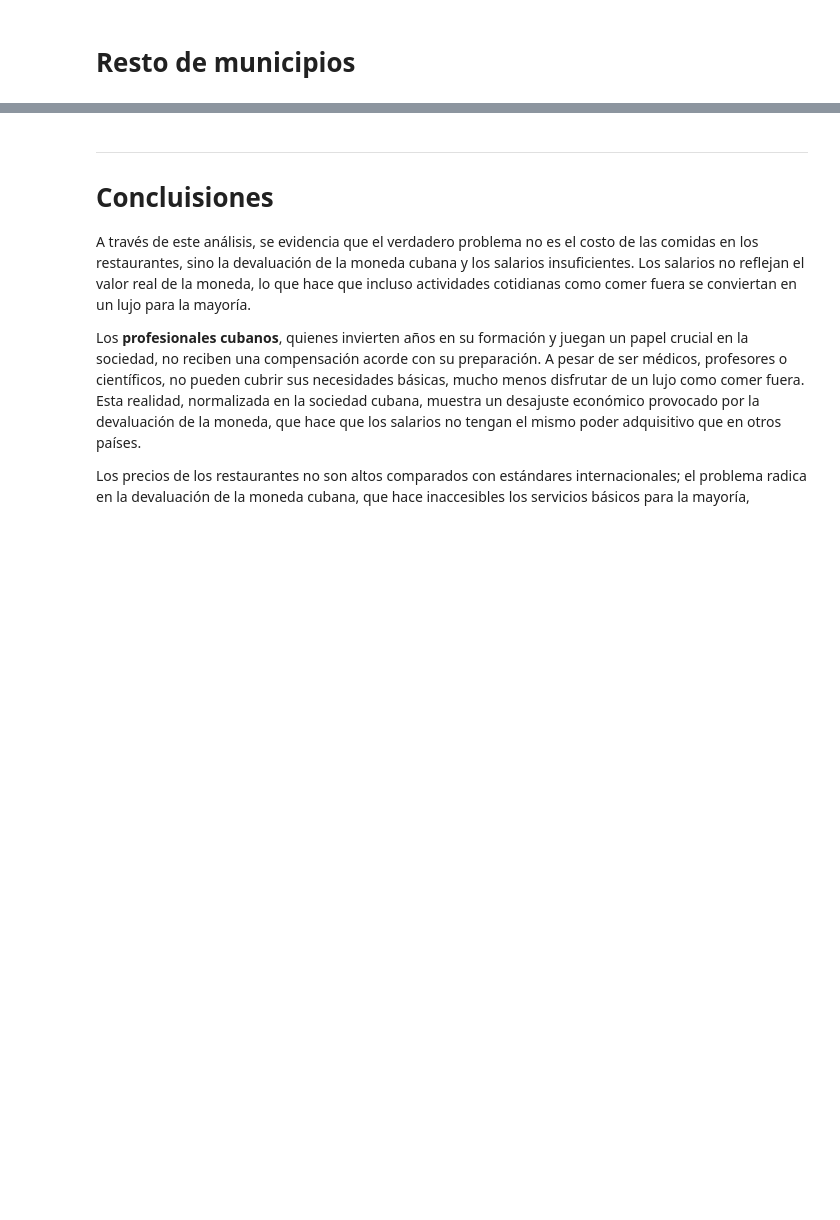
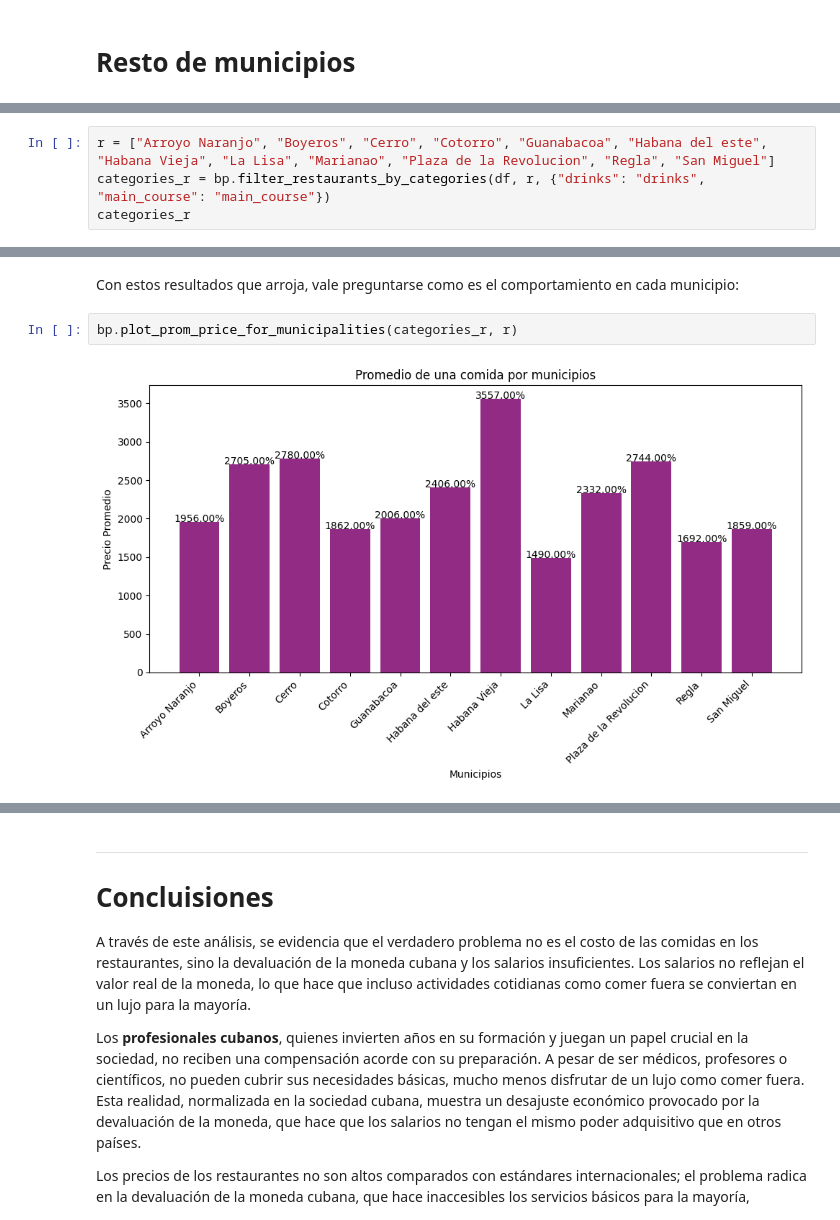
Before and after one commit to angie-rosquet/PROYECTEO-PRO-ICD, a Jupyter notebook: Un_Lujo_Para_El_Paladar.ipynb, the cells around one changed output, grey strips where cells are left out. Cells and saved outputs as stored; diff of their text form; blank space fills up the shorter version.

```diff
--- a/Un_Lujo_Para_El_Paladar.ipynb
+++ b/Un_Lujo_Para_El_Paladar.ipynb
@@ -331,0 +432,4 @@ bp.plot_prom_prices_for_restaurants(rest, prom)
+# %%
+r = ["Arroyo Naranjo", "Boyeros", "Cerro", "Cotorro", "Guanabacoa", "Habana del este", "Habana Vieja", "La Lisa", "Marianao", "Plaza de la Revolucion", "Regla", "San Miguel"]
+categories_r = bp.filter_restaurants_by_categories(df, r, {"drinks": "drinks", "main_course": "main_course"})
+categories_r
@@ -331,0 +461,6 @@ bp.plot_prom_prices_for_restaurants(rest, prom)
+# %% [markdown]
+Con estos resultados que arroja, vale preguntarse como es el comportamiento en cada municipio:
+# %%
+bp.plot_prom_price_for_municipalities(categories_r, r)
+# %% [output]
+[figure, added]
```
Also changed, not shown: parts of 30 cells of this notebook, 5 other files.
